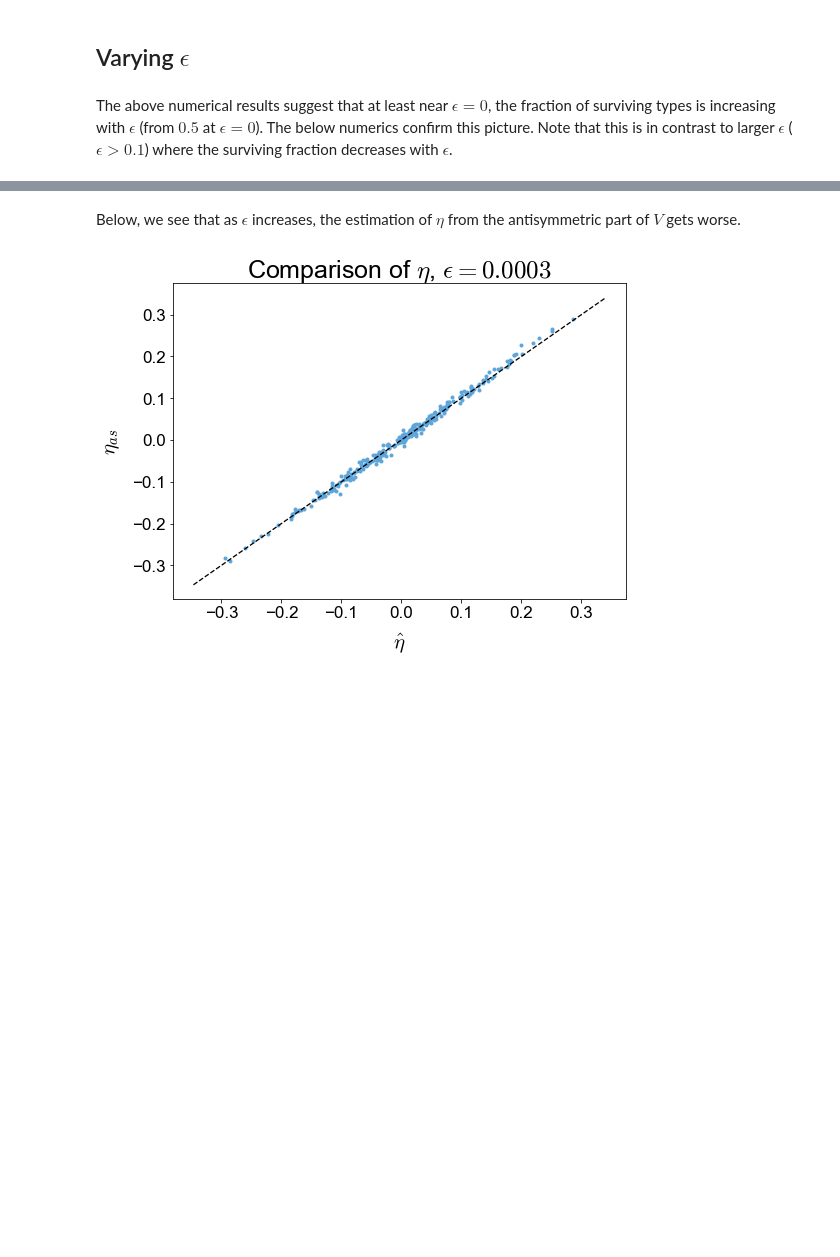
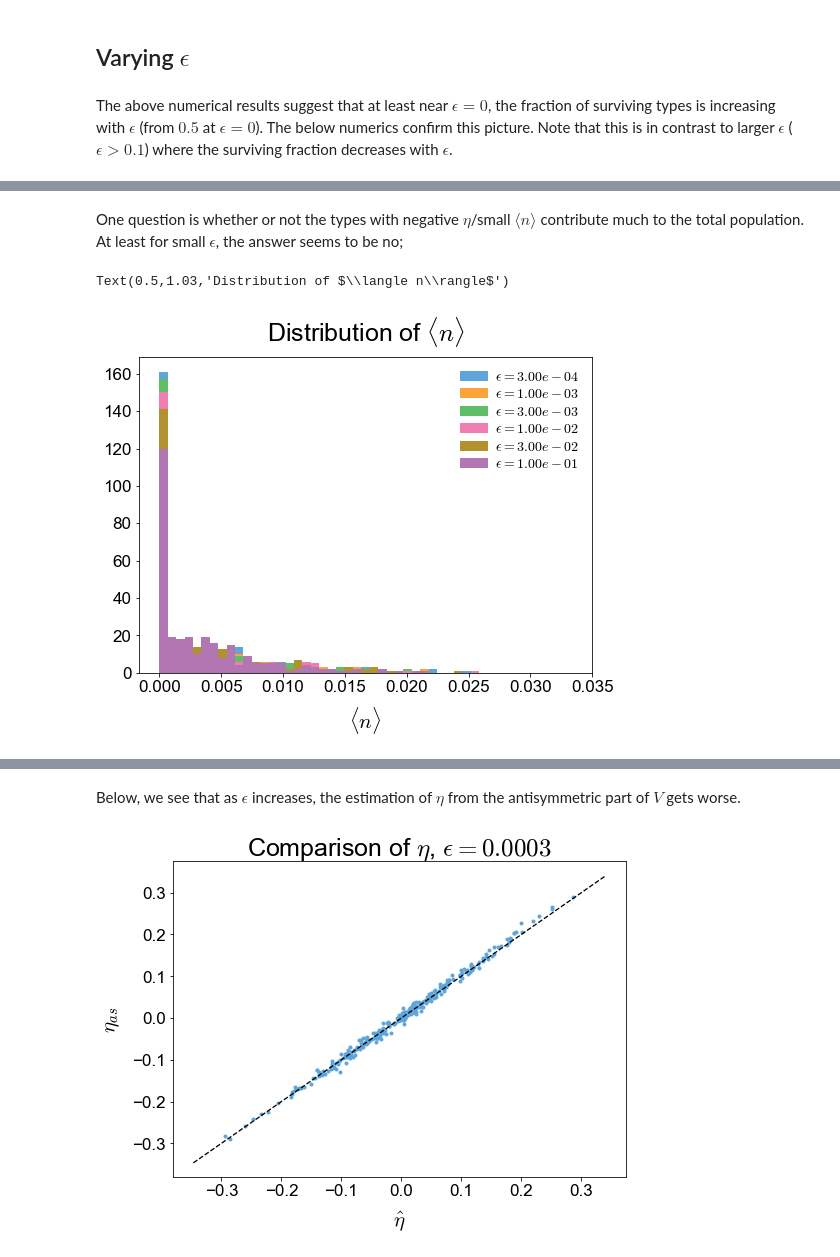
Before and after one commit to eco-theory/island-evo, a Jupyter notebook: island_evo_etas_mig_test_042319.ipynb, the cells around one changed output, grey strips where cells are left out. Saved outputs shown, nothing was run; the diff lists cells and outputs as text; code cells hidden in the pictures; blank space fills up the shorter version.

```diff
--- a/island_evo_etas_mig_test_042319.ipynb
+++ b/island_evo_etas_mig_test_042319.ipynb
@@ -754,0 +755,25 @@ plt.legend()
+# %%
+# cumulative distributions of <n>
+
+sorted_ns = [np.sort(exp_data[eps]['n_mean_ave_list'][-1]) for eps in epsilons]
+cum_ns = [np.zeros(K) for eps in epsilons]
+
+for i,eps in enumerate(epsilons):
+    cum_ns[i][0] = sorted_ns[i][0]
+    for k in range(1,K):
+        cum_ns[i][k] = cum_ns[i][k-1]+sorted_ns[i][k]
+# %% [markdown]
+One question is whether or not the types with negative $\eta$/small $\langle n\rangle$ contribute much to
+the total population. At least for small $\epsilon$, the answer seems to be no;
+# %%
+bin_vec = np.linspace(0.0,10.0/K,50)
+
+plt.figure()
+for eps in epsilons:
+    plt.hist(exp_data[eps]['n_mean_ave_list'][-1],label='$\epsilon = {:.2e}$'.format(eps),bins=bin_vec)
+plt.legend()
+plt.xlabel(r'$\langle n\rangle$')
+plt.title(r'Distribution of $\langle n\rangle$',y=1.03)
+# %% [output]
+Text(0.5,1.03,'Distribution of $\\langle n\\rangle$')
+[figure, added]
```
Also changed, not shown: parts of 10 cells of this notebook.
